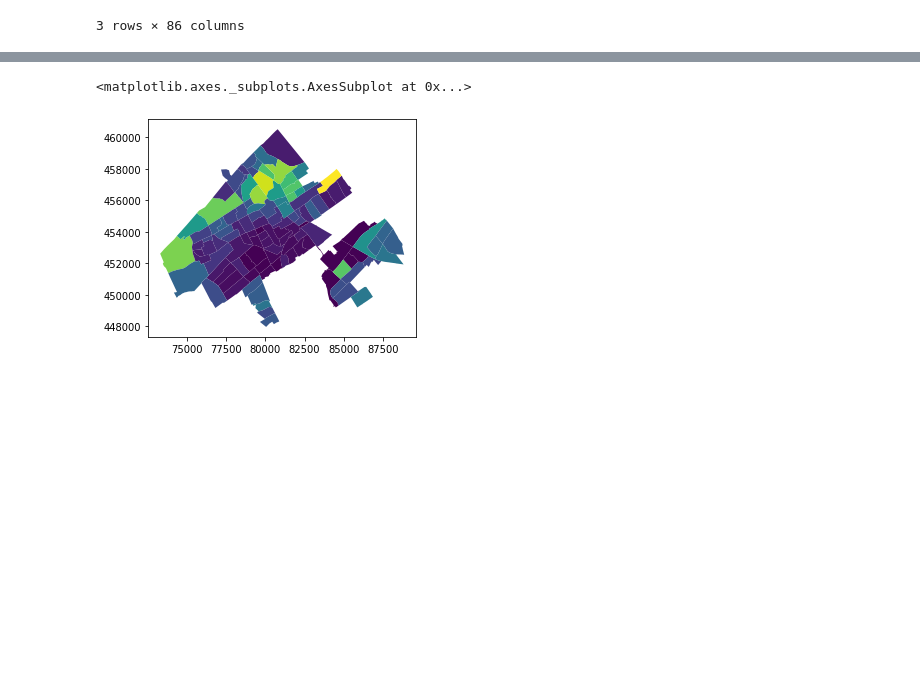
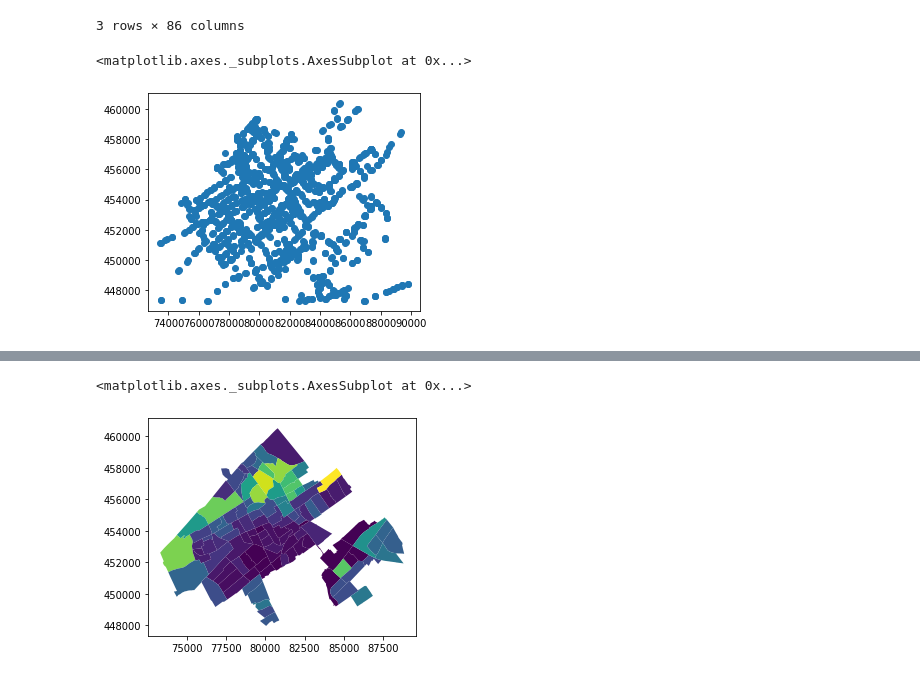
Before and after one commit to J-h-V/OpenDataDenHaag, a Jupyter notebook: GISMap.ipynb, the cells around one changed output, grey strips where cells are left out. Saved outputs shown, nothing was run; the diff lists cells and outputs as text; code cells hidden in the pictures; blank space fills up the shorter version.

```diff
--- a/GISMap.ipynb
+++ b/GISMap.ipynb
@@ -6,7 +6,9 @@ import geopandas as gpd
 from descartes import PolygonPatch
 import pandas as pd
 import numpy as np
+import seaborn as sns
 
 # import shapefile using geopandas
-dh_plot_locations = gpd.read_file('data/ruimtelijke_kengetallen2019/ruimtelijke_kengetallen2019.shp').set_index("code")
+dh_buurten_data = gpd.read_file('data/ruimtelijke_kengetallen2019/ruimtelijke_kengetallen2019.shp').set_index("code")
+dh_ov_haltes = gpd.read_file('data/ovhaltes/ovhaltes.shp').set_index("COUNTER")
 # %%
@@ -23,3 +25,8 @@ dh_plot_locations.head(3)
 | 2 | 04 Scheveningen | 04 | 4 | 07 Scheveningen | 07 | 7 | 02 Vissershaven | 02 | 2 | Vissershaven | ... |
 | 3 | 04 Scheveningen | 04 | 4 | 07 Scheveningen | 07 | 7 | 03 Scheveningen Badplaats | 03 | 3 | Scheveningen Badplaats | ... |
 3 rows × 86 columns
+# %%
+dh_ov_haltes.plot()
+# %% [output]
+<matplotlib.axes._subplots.AxesSubplot at 0x...>
+[figure, added]
```
Also changed, not shown: parts of 10 cells of this notebook, 7 other files.
